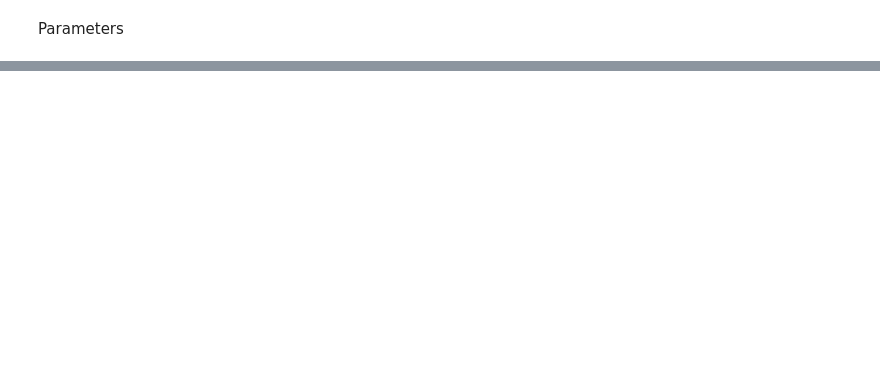
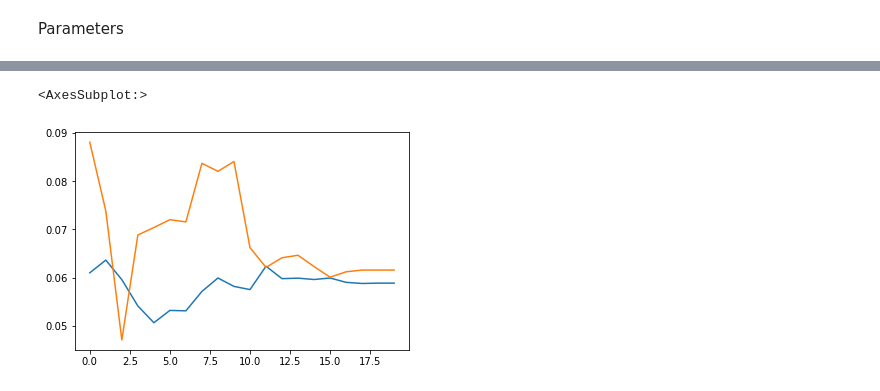
Before and after one commit to mario-michelessa/influence-maximization, a Jupyter notebook: decision_focused_learning/grd_main_twitter.ipynb, the cells around one changed output, grey strips where cells are left out. Cells and saved outputs as stored; diff of their text form; code cells hidden in the pictures; blank space fills up the shorter version.

```diff
--- a/decision_focused_learning/grd_main_twitter.ipynb
+++ b/decision_focused_learning/grd_main_twitter.ipynb
@@ -45,11 +41,0 @@ Instances definition
-# %%
-
-### instances ###
-path = 'instances/'
-Ps = torch.from_numpy(np.load(path + 'Ps.npz')['Ps']).float()
-data = torch.from_numpy(np.load(path + 'data.npz')['data']).float()
-trains, tests = [], []
-for i in range(num_random_iter):
-    trains.append(np.load(path + '{}.npz'.format(i))['train'])
-    tests.append(np.load(path + '{}.npz'.format(i))['test'])
-w = np.ones(num_targets, dtype=np.float32)
@@ -57,0 +42,6 @@ Training
+# %%
+N_INFLUENCERS = 100
+N_TARGETS = 1000
+N_FEATURES = 8
+N_INSTANCES = 100
+N_TRAIN = int(0.8 * N_INSTANCES)
@@ -57,0 +94,17 @@ Training
+# %%
+def normalize_train(X) :
+    """
+    The first 4 features are about influencers, which vary in dimension 1
+    The last 4 are about targets, which vary in dimension 2
+
+    """
+    X[:,:,:,:4] = torch.nn.functional.normalize(X[:,:,:,:4], dim=1)
+    X[:,:,:,4:] = torch.nn.functional.normalize(X[:,:,:,4:], dim=2)
+
+    return X
+
+
+train_id = random.sample(list(range(N_INSTANCES)), N_TRAIN)
+X_train, Y_train, X_test, Y_test = create_train_test(train_id)
+#X_train = normalize_train(X_train)
+dataset = torch.utils.data.TensorDataset(X_train, Y_train)
@@ -117,0 +298,6 @@ if os.path.exists(path + fname) == False:
+# %%
+sns.lineplot(list(range(20)), train_scores)
+sns.lineplot(list(range(20)), test_scores)
+# %% [output]
+<AxesSubplot:>
+[figure, added]
```
Also changed, not shown: parts of 15 cells of this notebook, 4 other files.
